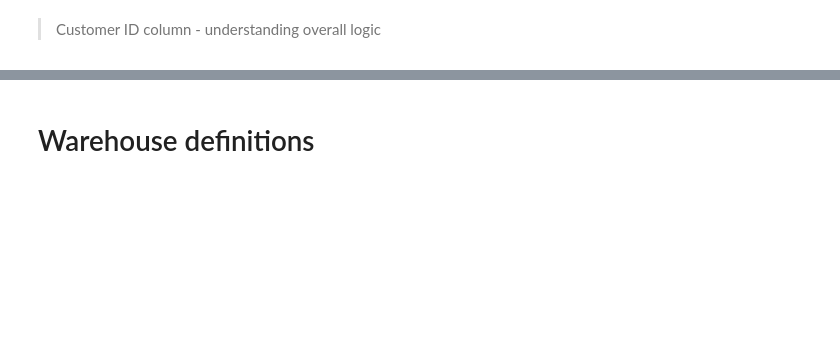
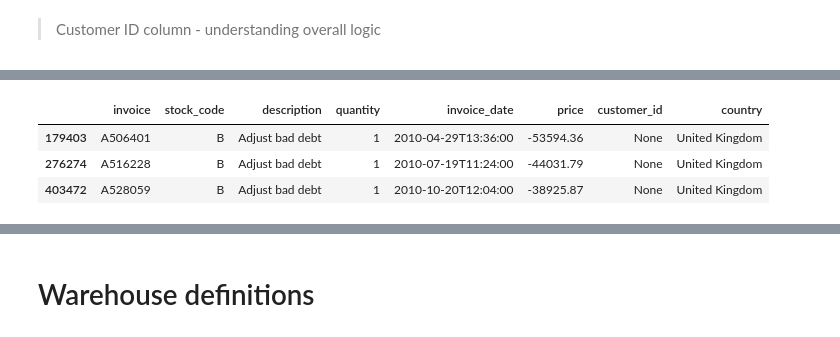
Before and after one commit to MathCouple/betsson_group, a Jupyter notebook: solution.ipynb, the cells around one changed output, grey strips where cells are left out. Cells and saved outputs as stored; diff of their text form; code cells hidden in the pictures; blank space fills up the shorter version.

```diff
--- a/solution.ipynb
+++ b/solution.ipynb
@@ -597,0 +608,6 @@ Name: count, Length: 4385, dtype: int64
+# %%
+# removing test data
+
+retails_df_stage_I = retails_df_stage_I[
+    ~retails_df_stage_I.astype(str).apply(lambda col: col.str.contains(pattern, case=False, regex=True)).any(axis=1)
+]
@@ -597,0 +616,3 @@ Name: count, Length: 4385, dtype: int64
+# %%
+price_negative = retails_df_stage_I.query("price < 0")
+price_negative.info()
@@ -598,3 +635,10 @@ Name: count, Length: 4385, dtype: int64
+# %%
+price_negative.head()
+# %% [output]
+|  | invoice | stock_code | description | quantity | invoice_date | price | customer_id | country |
+| 179403 | A506401 | B | Adjust bad debt | 1 | 2010-04-29T13:36:00 | -53594.36 | None | United Kingdom |
+| 276274 | A516228 | B | Adjust bad debt | 1 | 2010-07-19T11:24:00 | -44031.79 | None | United Kingdom |
+| 403472 | A528059 | B | Adjust bad debt | 1 | 2010-10-20T12:04:00 | -38925.87 | None | United Kingdom |
 # %% [markdown]
 0   Invoice      525461 non-null  object
 1   StockCode    525461 non-null  object
```
Also changed, not shown: parts of 29 cells of this notebook, 4 other files.
